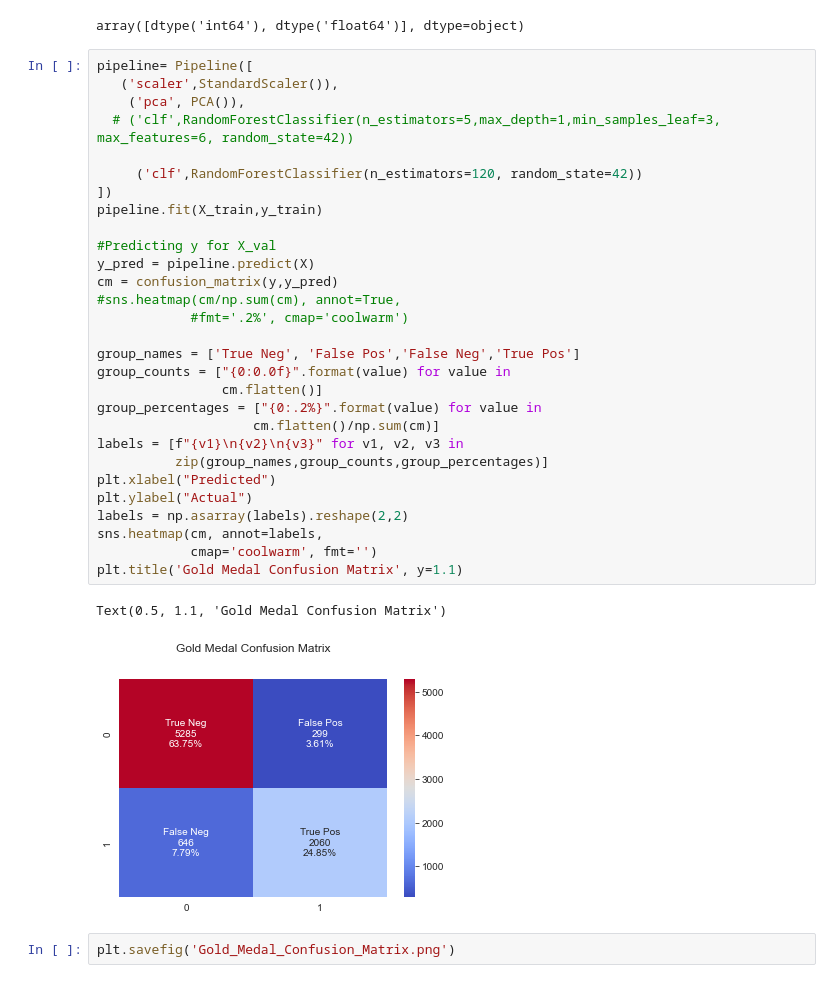
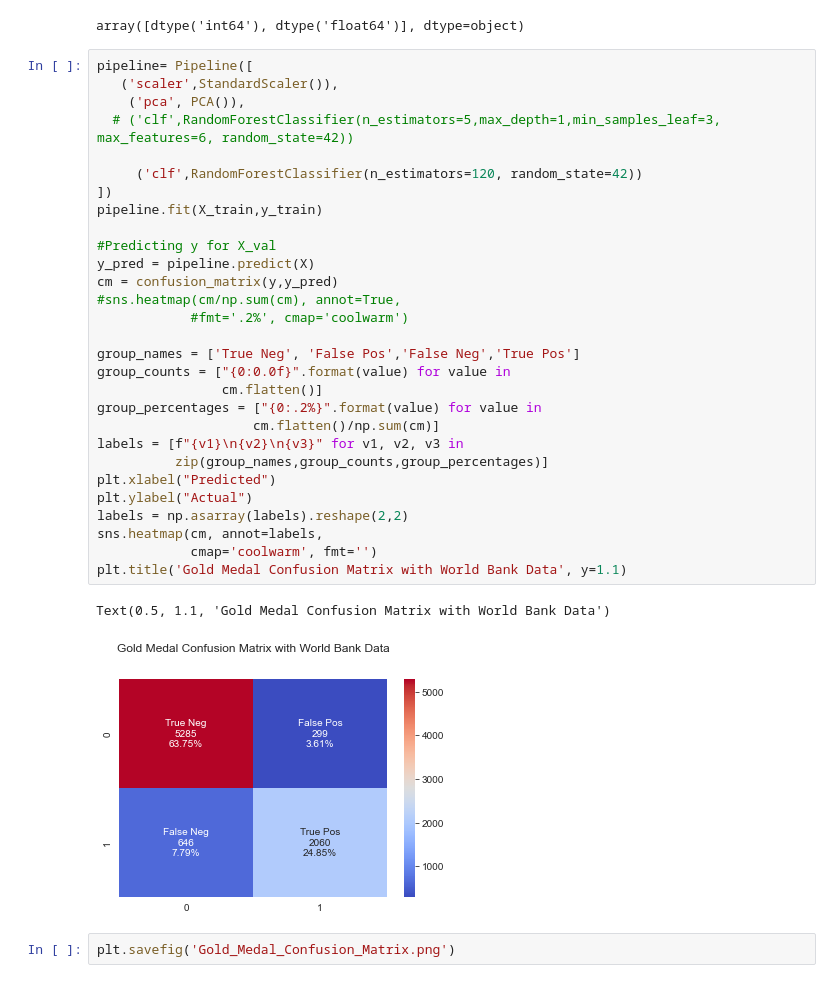
Before and after one commit to madrivers/Data_Bootcamp_Final_Project, a Jupyter notebook: gdp_pop_model/olympic_wb_gold.ipynb, the cells around one changed output. Cells and saved outputs as stored; diff of their text form.

Commit message:
updating titles

```diff
--- a/gdp_pop_model/olympic_wb_gold.ipynb
+++ b/gdp_pop_model/olympic_wb_gold.ipynb
@@ -614,35 +614,35 @@ array([dtype('int64'), dtype('float64')], dtype=object)
 # %%
 pipeline= Pipeline([
    ('scaler',StandardScaler()),
     ('pca', PCA()),
   # ('clf',RandomForestClassifier(n_estimators=5,max_depth=1,min_samples_leaf=3, max_features=6, random_state=42))
 
      ('clf',RandomForestClassifier(n_estimators=120, random_state=42))
 ])
 pipeline.fit(X_train,y_train)
 
 #Predicting y for X_val
 y_pred = pipeline.predict(X)
 cm = confusion_matrix(y,y_pred)
 #sns.heatmap(cm/np.sum(cm), annot=True,
             #fmt='.2%', cmap='coolwarm')
 
 group_names = ['True Neg', 'False Pos','False Neg','True Pos']
 group_counts = ["{0:0.0f}".format(value) for value in
                 cm.flatten()]
 group_percentages = ["{0:.2%}".format(value) for value in
                     cm.flatten()/np.sum(cm)]
 labels = [f"{v1}\n{v2}\n{v3}" for v1, v2, v3 in
           zip(group_names,group_counts,group_percentages)]
 plt.xlabel("Predicted")
 plt.ylabel("Actual")
 labels = np.asarray(labels).reshape(2,2)
 sns.heatmap(cm, annot=labels,
             cmap='coolwarm', fmt='')
-plt.title('Gold Medal Confusion Matrix', y=1.1)
+plt.title('Gold Medal Confusion Matrix with World Bank Data', y=1.1)
 # %% [output]
-Text(0.5, 1.1, 'Gold Medal Confusion Matrix')
+Text(0.5, 1.1, 'Gold Medal Confusion Matrix with World Bank Data')
-[figure, old version]
+[figure, new version]
 # %%
 plt.savefig('Gold_Medal_Confusion_Matrix.png')
 # %% [output]
```
Also changed, not shown: parts of 1 cell of this notebook, 2 other files.
